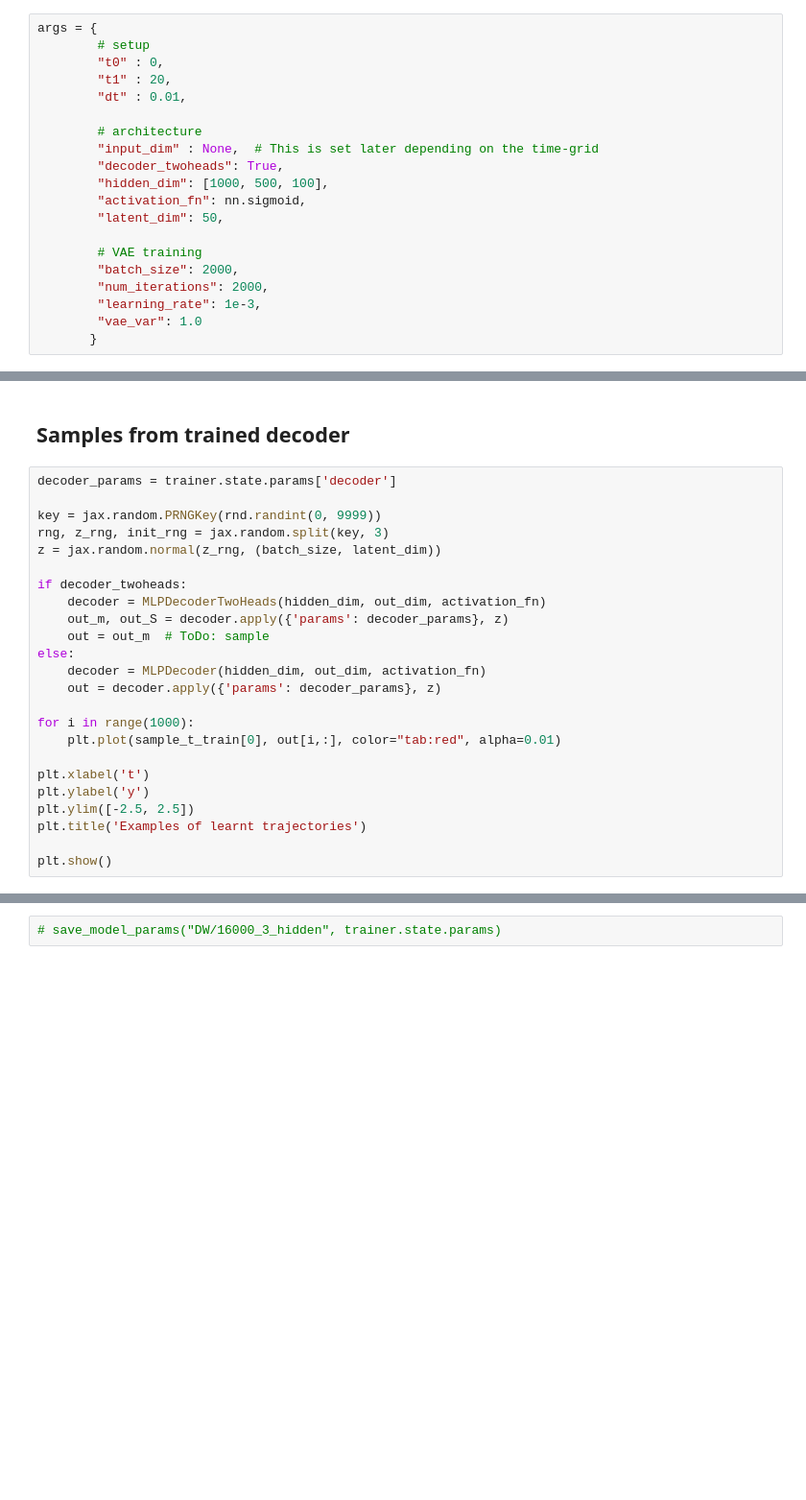
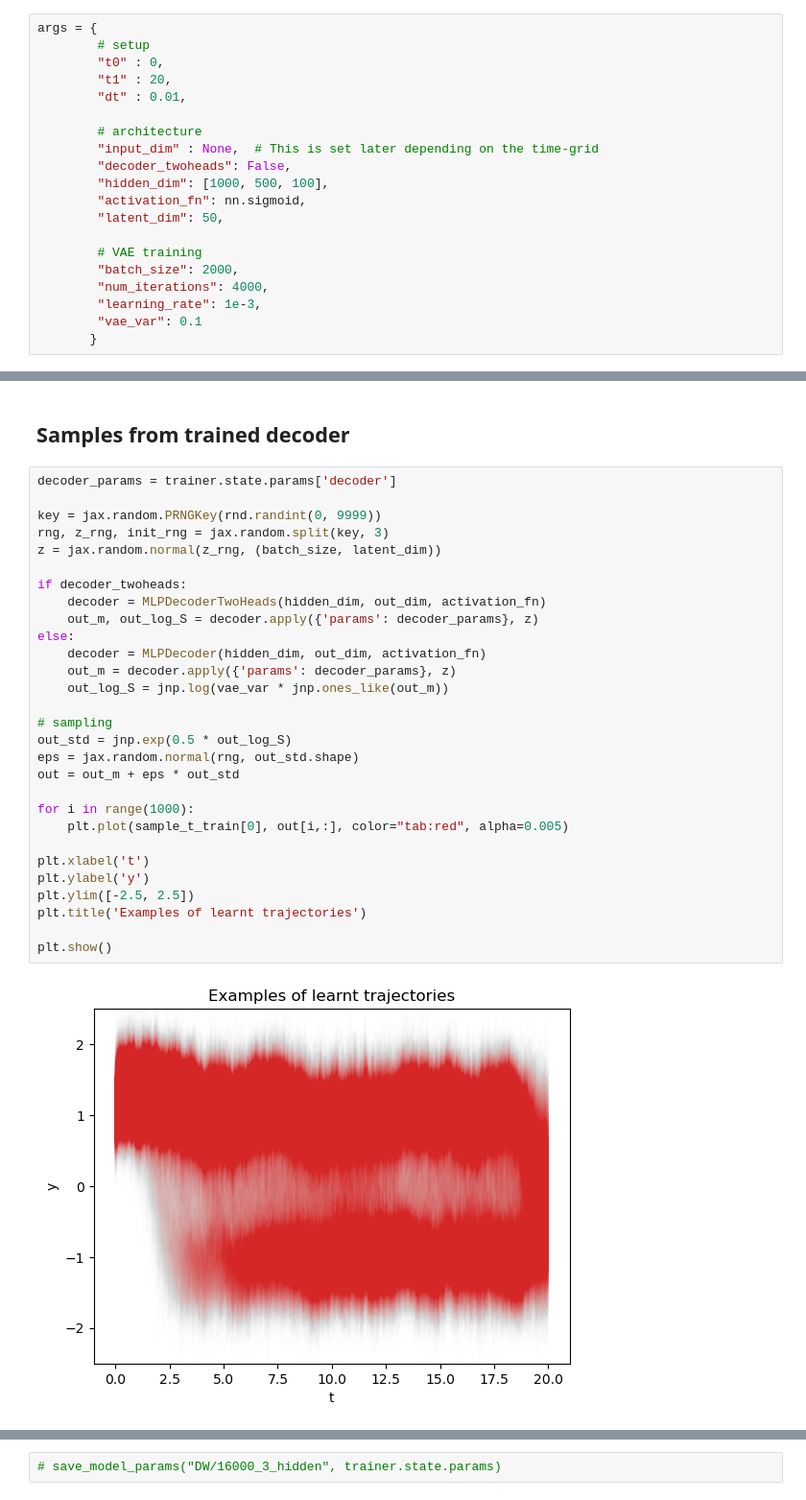
Before and after one commit to elizavetasemenova/PriorCVAE_JAX, a Jupyter notebook: examples/DW_SDE_PriorVAE.ipynb, the cells around one changed output, grey strips where cells are left out. Shown at 96% size. Cells and saved outputs as stored; diff of their text form; blank space fills up the shorter version.

```diff
--- a/examples/DW_SDE_PriorVAE.ipynb
+++ b/examples/DW_SDE_PriorVAE.ipynb
@@ -26,16 +26,16 @@ args = {
 
         # architecture
         "input_dim" : None,  # This is set later depending on the time-grid
-        "decoder_twoheads": True,
+        "decoder_twoheads": False,
         "hidden_dim": [1000, 500, 100],
         "activation_fn": nn.sigmoid,
         "latent_dim": 50,
 
         # VAE training
         "batch_size": 2000,
-        "num_iterations": 2000,
+        "num_iterations": 4000,
         "learning_rate": 1e-3,
-        "vae_var": 1.0
+        "vae_var": 0.1
        }
 # %% [markdown]
 ## Simulate the SDE and generate data
@@ -114,27 +137,34 @@ axs[1].set_title("Test loss")
 # %%
 decoder_params = trainer.state.params['decoder']
 
 key = jax.random.PRNGKey(rnd.randint(0, 9999))
 rng, z_rng, init_rng = jax.random.split(key, 3)
 z = jax.random.normal(z_rng, (batch_size, latent_dim))
 
 if decoder_twoheads:
     decoder = MLPDecoderTwoHeads(hidden_dim, out_dim, activation_fn)
-    out_m, out_S = decoder.apply({'params': decoder_params}, z)
-    out = out_m  # ToDo: sample
+    out_m, out_log_S = decoder.apply({'params': decoder_params}, z)
 else:
     decoder = MLPDecoder(hidden_dim, out_dim, activation_fn)
-    out = decoder.apply({'params': decoder_params}, z)
+    out_m = decoder.apply({'params': decoder_params}, z)
+    out_log_S = jnp.log(vae_var * jnp.ones_like(out_m))
+
+# sampling
+out_std = jnp.exp(0.5 * out_log_S)
+eps = jax.random.normal(rng, out_std.shape)
+out = out_m + eps * out_std
 
 for i in range(1000):
-    plt.plot(sample_t_train[0], out[i,:], color="tab:red", alpha=0.01)
+    plt.plot(sample_t_train[0], out[i,:], color="tab:red", alpha=0.005)
 
 plt.xlabel('t')
 plt.ylabel('y')
 plt.ylim([-2.5, 2.5])
 plt.title('Examples of learnt trajectories')
 
 plt.show()
+# %% [output]
+[figure, added]
 # %%
 ## Generate 1000 samples
 key = jax.random.PRNGKey(rnd.randint(0, 9999))
```
Also changed, not shown: parts of 7 cells of this notebook, 1 other file.
